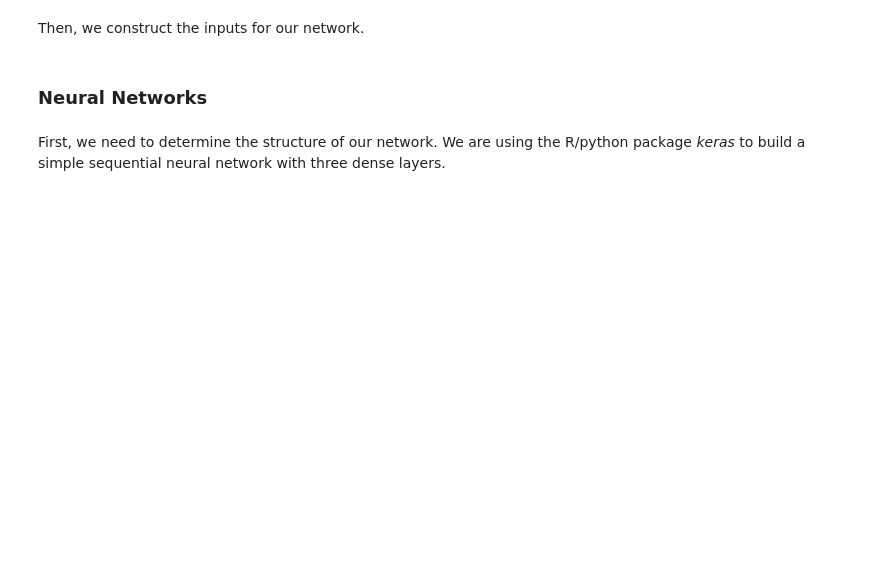
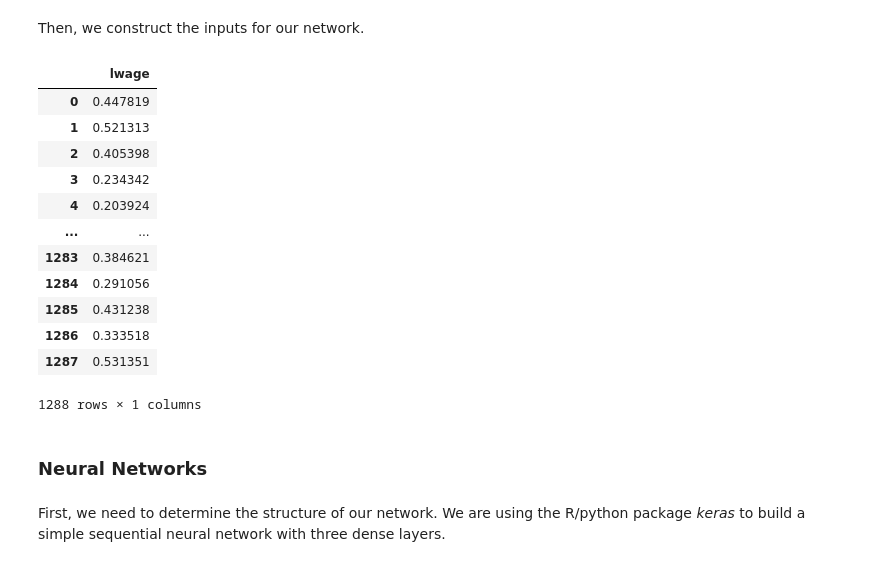
Before and after one commit to alexanderquispe/14.38_Causal_ML, a Jupyter notebook: Jupyter_Notebooks/pm3_notebook_newdata_nn.ipynb, the cells around one changed output. Cells and saved outputs as stored; diff of their text form; code cells hidden in the pictures; blank space fills up the shorter version.

```diff
--- a/Jupyter_Notebooks/pm3_notebook_newdata_nn.ipynb
+++ b/Jupyter_Notebooks/pm3_notebook_newdata_nn.ipynb
@@ -94,6 +165,22 @@ Then, we construct the inputs for our network.
 formula_basic = "lwage ~ sex + exp1 + shs + hsg+ scl + clg + mw + so + we"
 Y_train, model_X_basic_train = patsy.dmatrices(formula_basic, data_train_scaled, return_type='dataframe')
 Y_test, model_X_basic_test = patsy.dmatrices(formula_basic, data_test_scaled, return_type='dataframe')
+# %%
+Y_test
+# %% [output]
+|  | lwage |
+| 0 | 0.447819 |
+| 1 | 0.521313 |
+| 2 | 0.405398 |
+| 3 | 0.234342 |
+| 4 | 0.203924 |
+| ... | ... |
+| 1283 | 0.384621 |
+| 1284 | 0.291056 |
+| 1285 | 0.431238 |
+| 1286 | 0.333518 |
+| 1287 | 0.531351 |
+1288 rows × 1 columns
 # %% [markdown]
 ### Neural Networks
 # %% [markdown]
```
Also changed, not shown: parts of 21 cells of this notebook, 5 other files.
